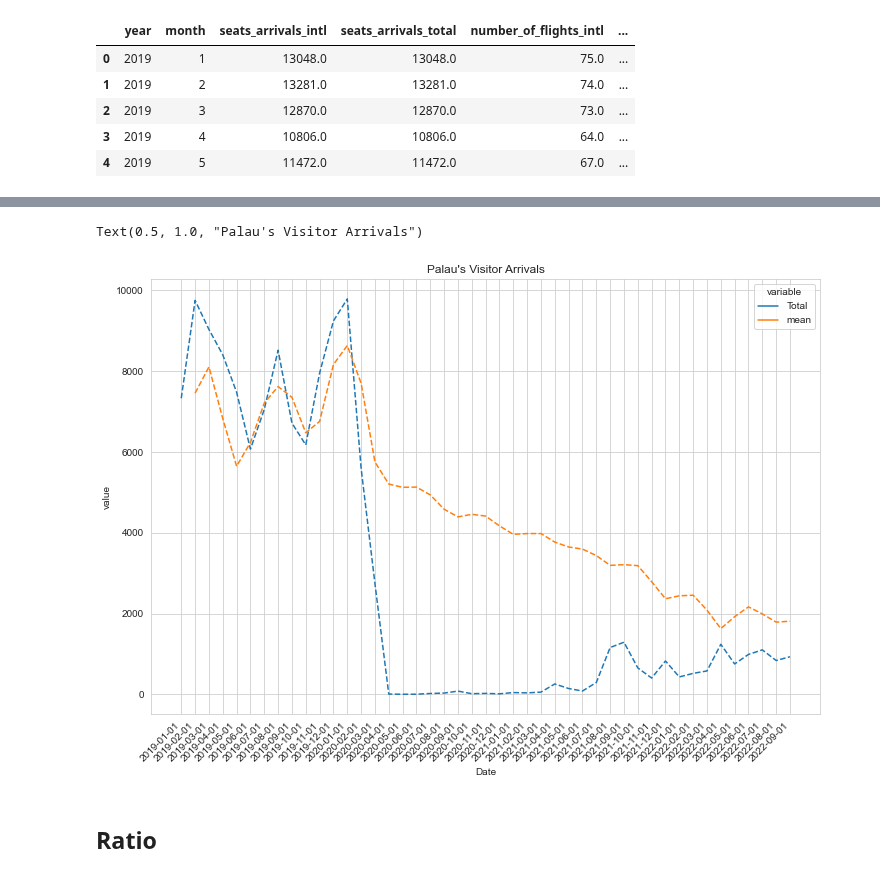
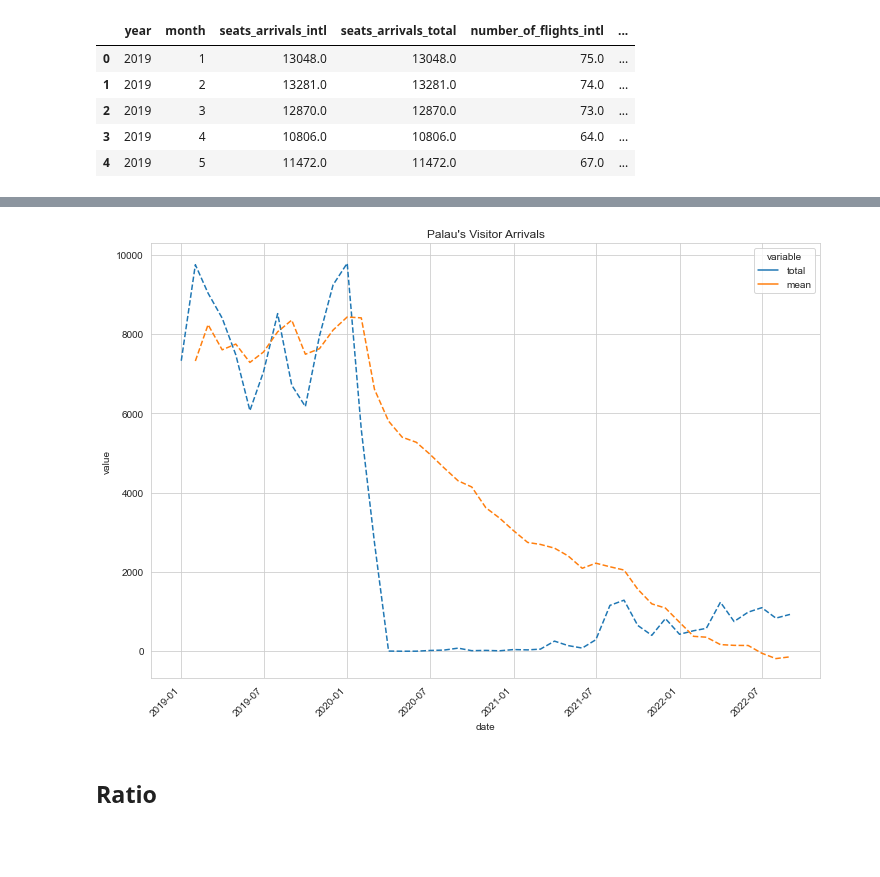
Before and after one commit to worldbank/pacific-observatory, a Jupyter notebook: scripts/notebooks/Tourism/modelling/palau(demo).ipynb, the cells around one changed output, grey strips where cells are left out. Drawn from its saved outputs; the diff is of its cells as text; code cells hidden in the pictures; blank space fills up the shorter version.

```diff
--- a/scripts/notebooks/Tourism/modelling/palau(demo).ipynb
+++ b/scripts/notebooks/Tourism/modelling/palau(demo).ipynb
@@ -254,7 +288,7 @@ ps.comp
 # %% [markdown]
 ### Best Logit Scaled Model
 # %%
-best_ps = ps_msres[0][0]
+best_ps = ps_msres[1][0]
 best_ps.save(filedir + "best_scaled.pkl")
 best_ps_mod = ps.get_prediction_df(
     best_ps, 19, ps.exog[-ps.test_size:])
@@ -424,12 +475,14 @@ Text(0.5, 1.0, "Palau's Visitor Arrivals")
 # %% [markdown]
 ## VARMAX
 # %%
-palau_merged = pd.read_csv(filepaths[0]).drop("Unnamed: 0", axis=1)
+palau_merged = pd.read_csv(filepaths[0]).drop(["Unnamed: 0", "Date"], axis=1)
 palau_merged["date"] = [str(year) + '-' + str(month)
                         for year, month in zip(palau_merged.Year, palau_merged.Month)]
 palau_merged["date"] = pd.to_datetime(palau_merged["date"])
-palau_merged = palau_merged.merge(oceania_index, how="left", on="date").drop([
-    "year", "month"], axis=1).fillna(0)
+palau_merged = (palau_merged.merge(oceania_index, how="left", on="date")
+                .merge(gt.iloc[:, [0, -3, -2, -1]], how="left", on="date")
+                .drop(["year", "month"], axis=1)
+                .fillna(0))
 palau_merged.head(5)
 # %% [output]
 |  | Year | Month | Seats_arrivals_intl | Seats_arrivals_total | Number_of_flights_intl | ... |
@@ -551,6 +599,6 @@ for a, b in enumerate(pg):
 # %%
-varma = VARMAX(endog=palau_diff[["Total", "Seats_arrivals_intl"]],
-               exog=palau_merged["stringency_index"][1:], order=(2, 2), tr="ct")
+varma = VARMAX(endog=palau_diff[["total", "seats_arrivals_intl"]],
+               exog=palau_merged[["stringency_index", "palau_travel"]][1:], order=(1, 1), tr="n")
 varma_res = varma.fit(disp=False)
 varma_res.summary()
 # %% [output]
@@ -601,17 +643,17 @@ Warnings:
 # %%
 total_pred = varma_res.get_prediction().summary_frame()
 total_pred.columns.name = None
-total_pred["mean"] = total_pred["mean"].cumsum() + palau_merged["Total"][0]
+total_pred["mean"] = total_pred["mean"].cumsum() + palau_merged["total"][0]
 palau_merged["mean"] = total_pred["mean"]
 # %%
-var_viz_df = palau_merged[["Date", "Total", "mean"]].melt(id_vars=["Date"])
+var_viz_df = palau_merged[["date", "total", "mean"]].melt(id_vars=["date"])
 
 fig, ax = plt.subplots(figsize=(12,8))
-sns.lineplot(data=var_viz_df, x="Date", y="value", hue="variable", linestyle="--")
+sns.lineplot(data=var_viz_df, x="date", y="value", hue="variable", linestyle="--")
 plt.xticks(rotation=45, ha='right')
 plt.title("Palau's Visitor Arrivals")
+plt.show()
 # %% [output]
-Text(0.5, 1.0, "Palau's Visitor Arrivals")
-[figure, old version]
+[figure, new version]
 # %% [markdown]
 ## Ratio
```
Also changed, not shown: parts of 30 cells of this notebook, 7 other files.
